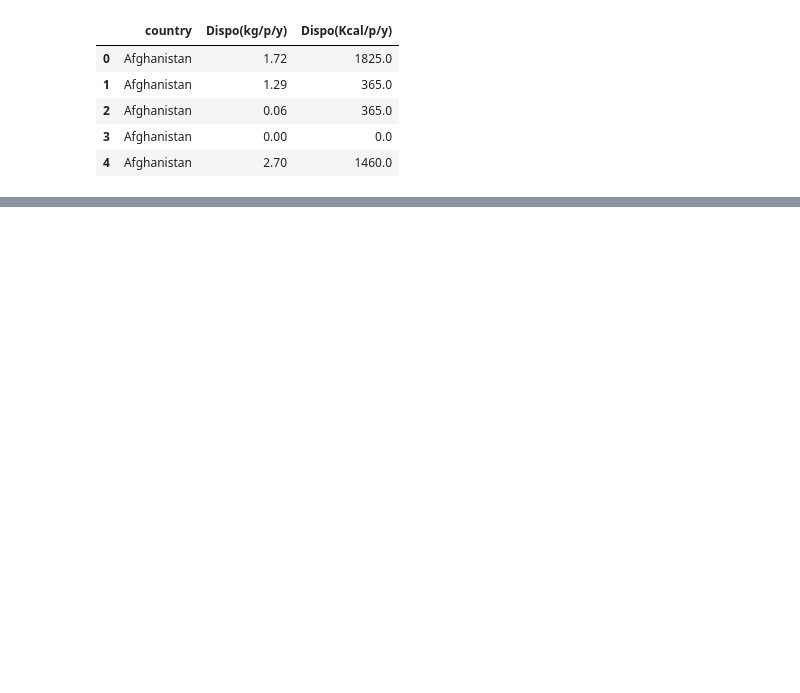
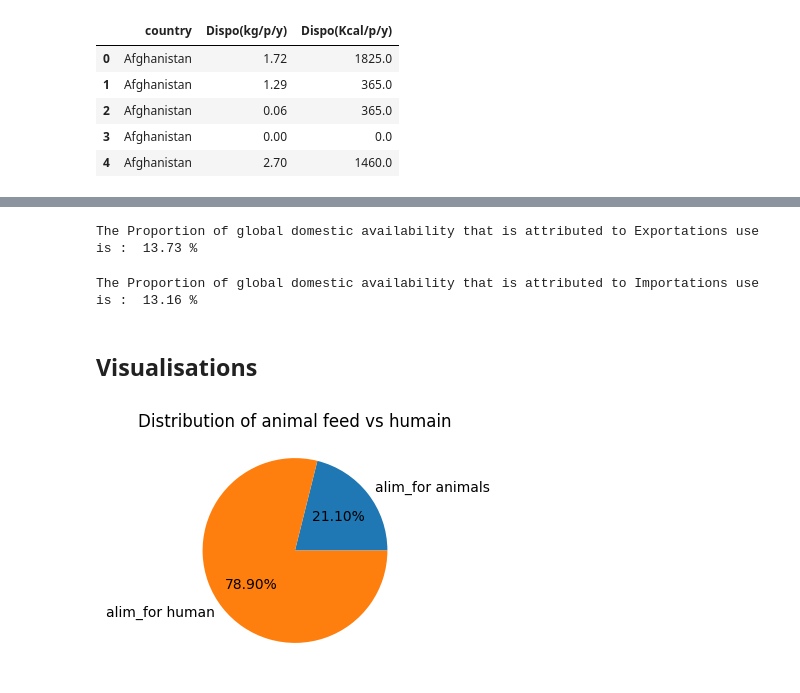
Before and after one commit to zizou47/Data-Science-Projects, a Jupyter notebook: Food, Agriculture Organization (FAO) analysis/analysis.ipynb, the cells around one changed output, grey strips where cells are left out. Drawn from its saved outputs; the diff is of its cells as text; code cells hidden in the pictures; blank space fills up the shorter version.

```diff
--- a/Food, Agriculture Organization (FAO) analysis/analysis.ipynb
+++ b/Food, Agriculture Organization (FAO) analysis/analysis.ipynb
@@ -380,0 +449,28 @@ dispo_kcal_pop17.head()
+# %%
+# 4.Proportion alimentation Exportations :
+prop_alim_exp = (disponibility["Exportations"].sum() /disponibility["domastic"].sum()*100).round(2)
+print("The Proportion of global domestic availability that is attributed to Exportations use is : ",prop_alim_exp, "%")
+# %% [output]
+The Proportion of global domestic availability that is attributed to Exportations use is :  13.73 %
+# %%
+# 5.Proportion alimentation Importations :
+prop_alim_exp = (disponibility["Importations"].sum() /disponibility["domastic"].sum()*100).round(2)
+print("The Proportion of global domestic availability that is attributed to Importations use is : ",prop_alim_exp, "%")
+# %% [output]
+The Proportion of global domestic availability that is attributed to Importations use is :  13.16 %
+# %% [markdown]
+##  Visualisations
+# %%
+animal_alim_mean = disponibility["for animals"].mean()
+human_alim_mean = disponibility["nutrition"].mean()
+# %%
+values = [animal_alim_mean, human_alim_mean]
+labels = ["alim_for animals", "alim_for human"]
+# %%
+plt.figure(figsize=(6,3))
+plt.pie(x = values, labels = labels, autopct='%.2f%%')
+plt.title("Distribution of animal feed vs humain")
+
+plt.show()
+# %% [output]
+[figure, added]
```
Also changed, not shown: parts of 69 cells of this notebook, 7 other files.
